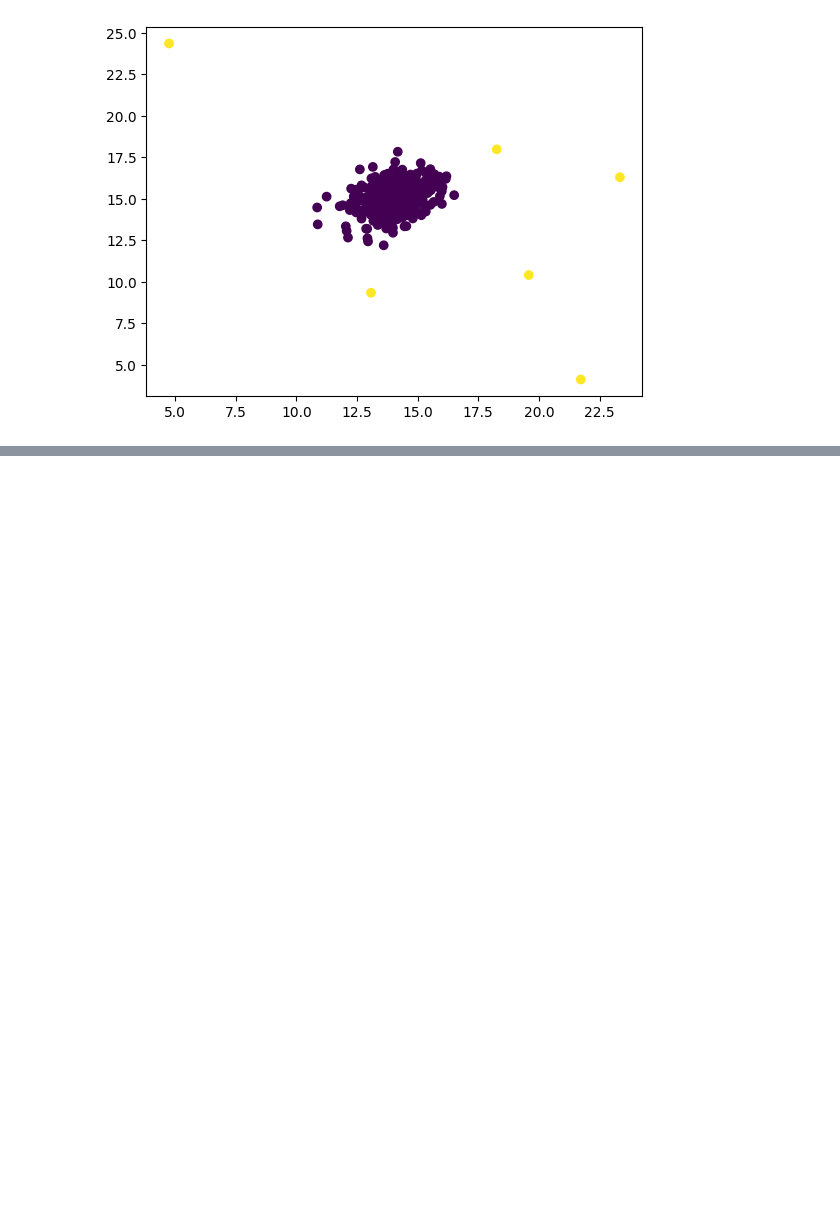
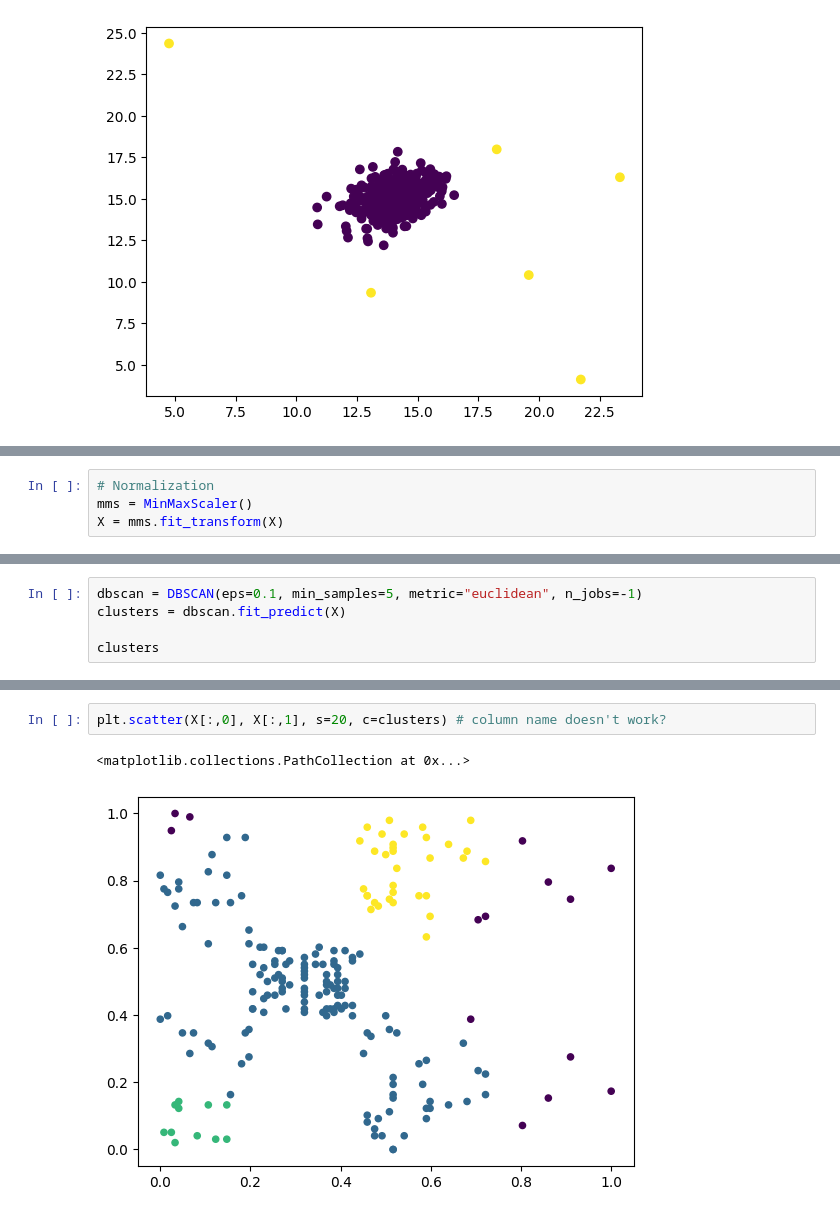
Before and after one commit to SoheilBadri2000/DataScience2, a Jupyter notebook: 12.ipynb, the cells around one changed output, grey strips where cells are left out. Saved outputs shown, nothing was run; the diff lists cells and outputs as text; blank space fills up the shorter version.

```diff
--- a/12.ipynb
+++ b/12.ipynb
@@ -273,0 +462,4 @@ plt.show()
+# %%
+# Normalization
+mms = MinMaxScaler()
+X = mms.fit_transform(X)
@@ -273,0 +482,5 @@ plt.show()
+# %%
+dbscan = DBSCAN(eps=0.1, min_samples=5, metric="euclidean", n_jobs=-1)
+clusters = dbscan.fit_predict(X)
+
+clusters
@@ -273,0 +500,5 @@ plt.show()
+# %%
+plt.scatter(X[:,0], X[:,1], s=20, c=clusters) # column name doesn't work?
+# %% [output]
+<matplotlib.collections.PathCollection at 0x...>
+[figure, added]
```
Also changed, not shown: parts of 46 cells of this notebook.
